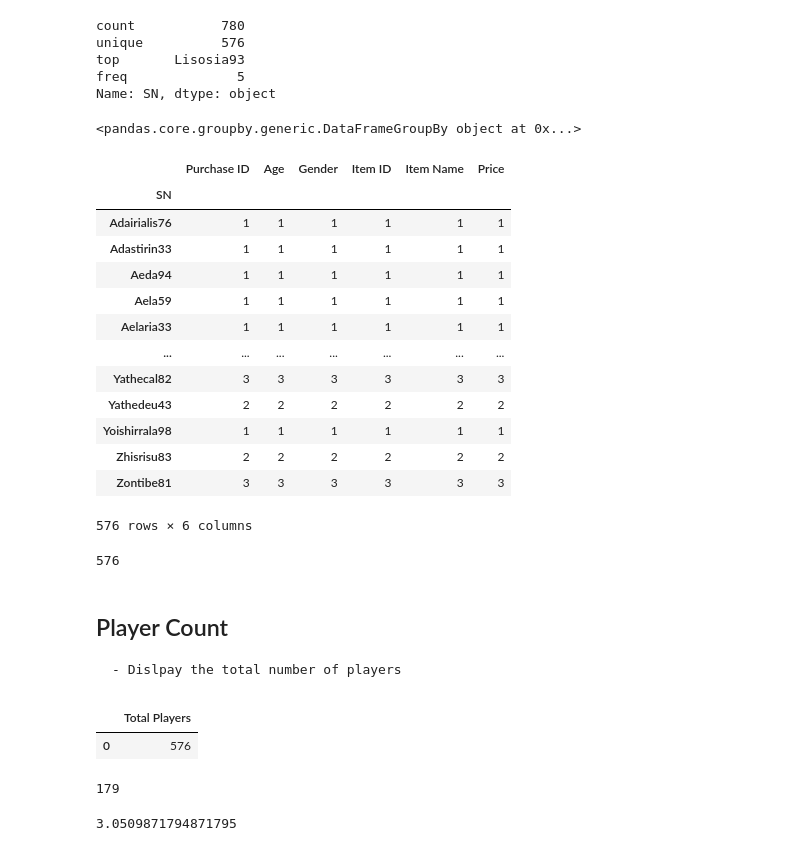
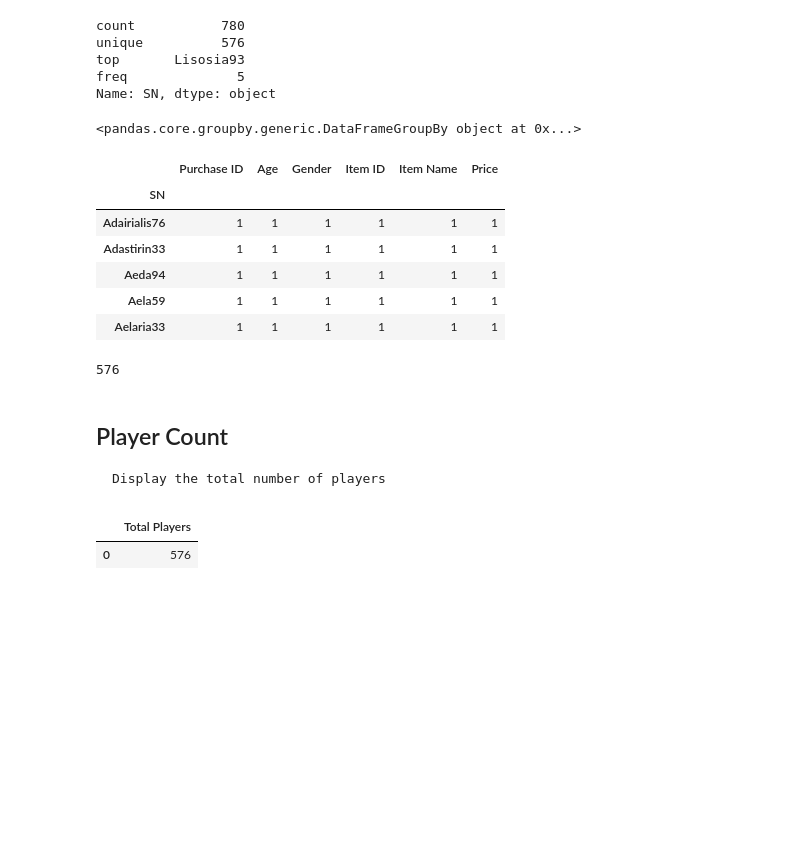
Before and after one commit to Lindsey-G/UCI-Homework-Giron, a Jupyter notebook: Homework_01/04-pandas-challenge/heroes-of-pymoli/Untitled.ipynb, the cells around one changed output. Cells and saved outputs as stored; diff of their text form; code cells hidden in the pictures; blank space fills up the shorter version.

```diff
--- a/Homework_01/04-pandas-challenge/heroes-of-pymoli/Untitled.ipynb
+++ b/Homework_01/04-pandas-challenge/heroes-of-pymoli/Untitled.ipynb
@@ -40,24 +40,17 @@ Name: SN, dtype: object
 # %%
 # Create a new dataframe that is grouped by SN to remove any duplicate data for number of players
 sn_grouped_df = heroes_df.groupby(["SN"])
 print(sn_grouped_df)
-sn_grouped_df.count()
+sn_grouped_df.count().head()
 # %% [output]
 <pandas.core.groupby.generic.DataFrameGroupBy object at 0x...>
 |  | Purchase ID | Age | Gender | Item ID | Item Name | Price |
 | SN |  |  |  |  |  |  |
 | Adairialis76 | 1 | 1 | 1 | 1 | 1 | 1 |
 | Adastirin33 | 1 | 1 | 1 | 1 | 1 | 1 |
 | Aeda94 | 1 | 1 | 1 | 1 | 1 | 1 |
 | Aela59 | 1 | 1 | 1 | 1 | 1 | 1 |
 | Aelaria33 | 1 | 1 | 1 | 1 | 1 | 1 |
-| ... | ... | ... | ... | ... | ... | ... |
-| Yathecal82 | 3 | 3 | 3 | 3 | 3 | 3 |
-| Yathedeu43 | 2 | 2 | 2 | 2 | 2 | 2 |
-| Yoishirrala98 | 1 | 1 | 1 | 1 | 1 | 1 |
-| Zhisrisu83 | 2 | 2 | 2 | 2 | 2 | 2 |
-| Zontibe81 | 3 | 3 | 3 | 3 | 3 | 3 |
-576 rows × 6 columns
 # %%
 # Get total player amount with len() on SN
 total_players = len(sn_grouped_df["SN"])
@@ -65,8 +58,9 @@ total_players
 # %% [output]
 576
 # %% [markdown]
-## Player Count
-    - Dislpay the total number of players
+##  Player Count
+
+    Display the total number of players
 # %%
 # Create dataframe for total players with sn_count variable as to value
 total_players_df = pd.DataFrame({"Total Players": [total_players]})
@@ -74,15 +68,3 @@ total_players_df
 # %% [output]
 |  | Total Players |
 | 0 | 576 |
-# %%
-# Get unique items count with len() and unique() fucntion
-unique_items_count = len(heroes_df["Item ID"].unique())
-unique_items_count
-# %% [output]
-179
-# %%
-# Get average from Price column using the mean() function
-average = heroes_df["Price"].mean()
-average
-# %% [output]
-3.0509871794871795
```
Also changed, not shown: parts of 58 cells of this notebook.
